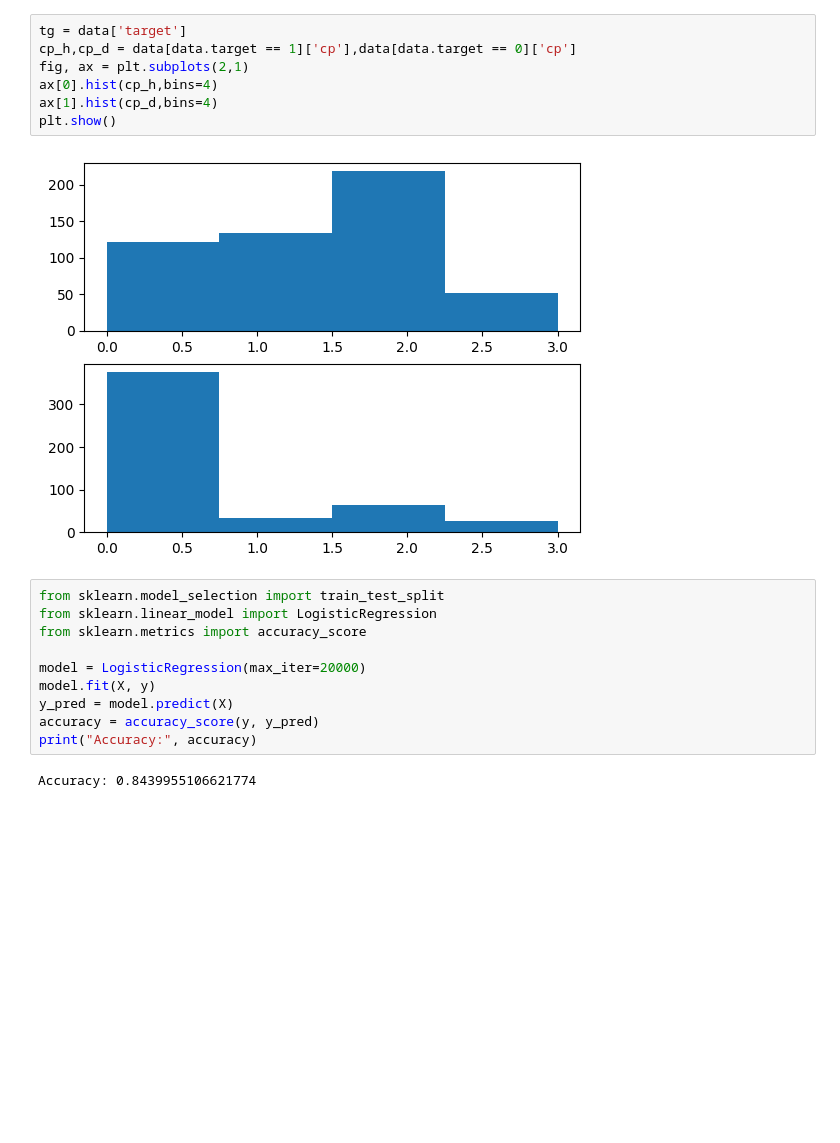
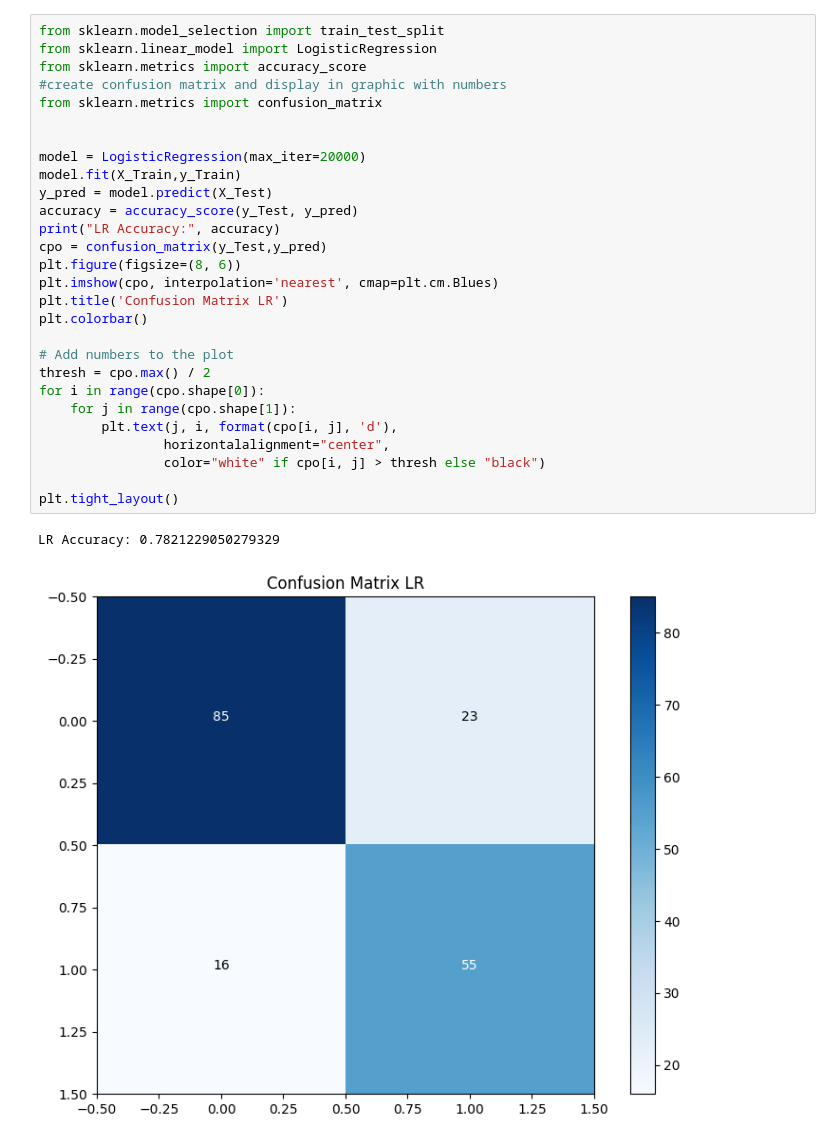
Before and after one commit to Joshuaweg/test-winnter, a Jupyter notebook: Research_project.ipynb, the cells around one changed output. Cells and saved outputs as stored; diff of their text form; blank space fills up the shorter version.

```diff
--- a/Research_project.ipynb
+++ b/Research_project.ipynb
@@ -78,21 +95,31 @@ corr.style.background_gradient(cmap='hot')
-# %%
-tg = data['target']
-cp_h,cp_d = data[data.target == 1]['cp'],data[data.target == 0]['cp']
-fig, ax = plt.subplots(2,1)
-ax[0].hist(cp_h,bins=4)
-ax[1].hist(cp_d,bins=4)
-plt.show()
-# %% [output]
-[figure, removed]
-# %%
-from sklearn.model_selection import train_test_split
-from sklearn.linear_model import LogisticRegression
-from sklearn.metrics import accuracy_score
-
-model = LogisticRegression(max_iter=20000)
-model.fit(X, y)
-y_pred = model.predict(X)
-accuracy = accuracy_score(y, y_pred)
-print("Accuracy:", accuracy)
-# %% [output]
-Accuracy: 0.8439955106621774
+# %%
+from sklearn.model_selection import train_test_split
+from sklearn.linear_model import LogisticRegression
+from sklearn.metrics import accuracy_score
+#create confusion matrix and display in graphic with numbers
+from sklearn.metrics import confusion_matrix
+
+
+model = LogisticRegression(max_iter=20000)
+model.fit(X_Train,y_Train)
+y_pred = model.predict(X_Test)
+accuracy = accuracy_score(y_Test, y_pred)
+print("LR Accuracy:", accuracy)
+cpo = confusion_matrix(y_Test,y_pred)
+plt.figure(figsize=(8, 6))
+plt.imshow(cpo, interpolation='nearest', cmap=plt.cm.Blues)
+plt.title('Confusion Matrix LR')
+plt.colorbar()
+
+# Add numbers to the plot
+thresh = cpo.max() / 2
+for i in range(cpo.shape[0]):
+    for j in range(cpo.shape[1]):
+        plt.text(j, i, format(cpo[i, j], 'd'),
+                horizontalalignment="center",
+                color="white" if cpo[i, j] > thresh else "black")
+
+plt.tight_layout()
+# %% [output]
+LR Accuracy: 0.7821229050279329
+[figure, added]
```
Also changed, not shown: parts of 14 cells of this notebook.
